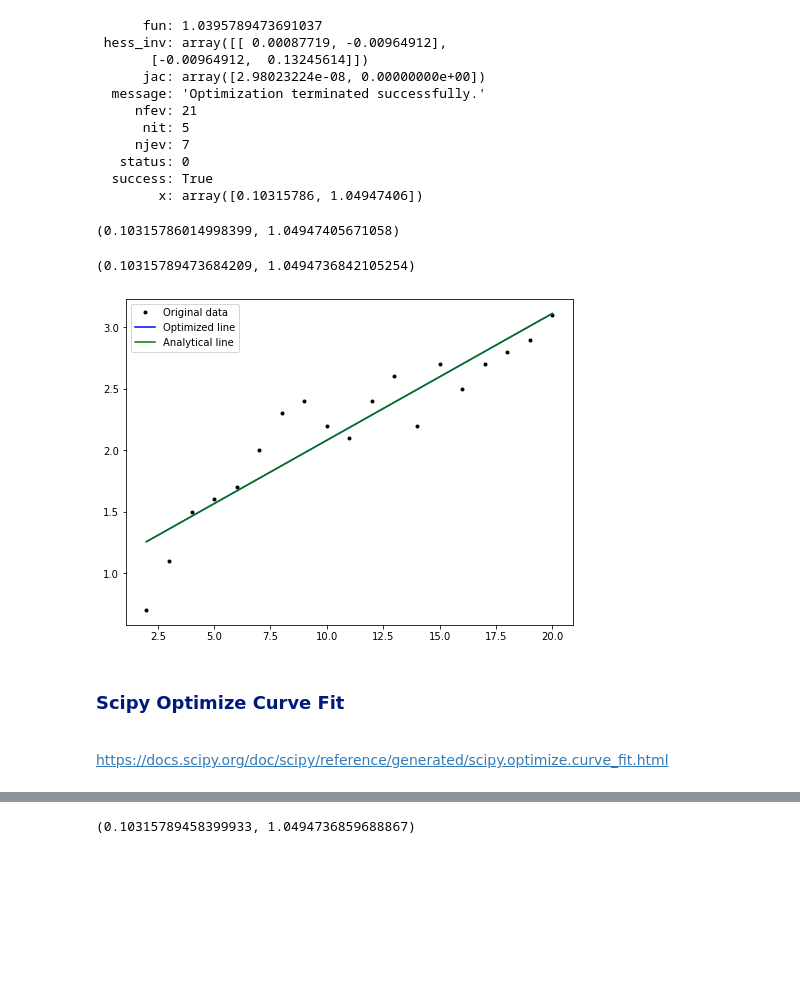
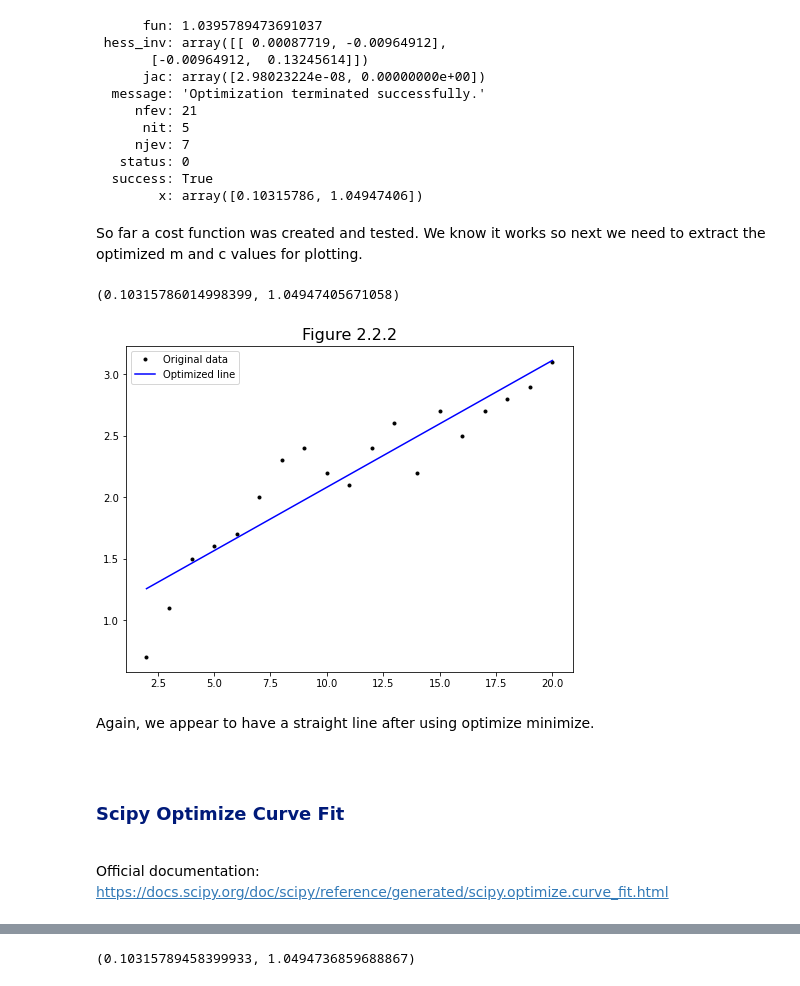
Before and after one commit to SarahMcN25/machine_stastics_assessment, a Jupyter notebook: practicals/02-models-exercises.ipynb, the cells around one changed output, grey strips where cells are left out. Cells and saved outputs as stored; diff of their text form; code cells hidden in the pictures; blank space fills up the shorter version.

```diff
--- a/practicals/02-models-exercises.ipynb
+++ b/practicals/02-models-exercises.ipynb
@@ -131,19 +135,2 @@ https://numpy.org/doc/stable/reference/generated/numpy.polyfit.html
 x = np.array([2.0, 3.0, 4.0, 5.0, 6.0, 7.0, 8.0, 9.0, 10.0, 11.0, 12.0, 13.0, 14.0, 15.0, 16.0, 17.0, 18.0, 19.0, 20.0])
 y = np.array([0.7, 1.1, 1.5, 1.6, 1.7, 2.0, 2.3, 2.4, 2.2, 2.1, 2.4, 2.6, 2.2, 2.7, 2.5, 2.7, 2.8, 2.9, 3.1])
-# %%
-# Calculate the best values for m and c.
-
-# First calculate the means (a.k.a. averages) of w and d.
-x_avg = np.mean(x)
-y_avg = np.mean(y)
-
-# Subtract means from w and d.
-x_zero = x - x_avg
-y_zero = y - y_avg
-
-# The best m is found by the following calculation.
-m = np.sum(x_zero * y_zero) / np.sum(x_zero * x_zero)
-# Use m from above to calculate the best c.
-c = y_avg - m * x_avg
-
-print("m is %8.6f and c is %6.6f." % (m, c))
@@ -152,3 +144,5 @@ m is 0.103158 and c is 1.049474.
 # %%
-np.polyfit(x, y, 1)
+# Setting values for m and c using the polyfit method.
+m_p, c_p = np.polyfit(x, y, 1)
+m_p, c_p
 # %% [output]
@@ -175,5 +191,0 @@ https://docs.scipy.org/doc/scipy/reference/generated/scipy.optimize.minimize.htm
-# %%
-# Specifying values for x and y.
-# Converting to numpy array to allow for calculation.
-x = np.array([2.0, 3.0, 4.0, 5.0, 6.0, 7.0, 8.0, 9.0, 10.0, 11.0, 12.0, 13.0, 14.0, 15.0, 16.0, 17.0, 18.0, 19.0, 20.0])
-y = np.array([0.7, 1.1, 1.5, 1.6, 1.7, 2.0, 2.3, 2.4, 2.2, 2.1, 2.4, 2.6, 2.2, 2.7, 2.5, 2.7, 2.8, 2.9, 3.1])
@@ -215,6 +228,8 @@ result
    status: 0
   success: True
         x: array([0.10315786, 1.04947406])
+# %% [markdown]
+So far a cost function was created and tested. We know it works so next we need to extract the optimized m and c values for plotting.
 # %%
 # Extract the optimized m and c.
 m_o, c_o = result.x
@@ -222,27 +237,28 @@ m_o, c_o = result.x
 m_o, c_o
 # %% [output]
 (0.10315786014998399, 1.04947405671058)
-# %%
-# Previous, analytical result.
-m_a, c_a = np.polyfit(x, y, 1)
-# Print analytical results.
-m_a, c_a
-# %% [output]
-(0.10315789473684209, 1.0494736842105254)
 # %%
 # Plot the best fit line from the optimization.
 fig, ax = plt.subplots(figsize=(8, 6))
-ax.plot(x, y, 'k.', label='Original data')
+# Origional arrays
+plt.plot(x, y, 'k.', label='Original data')
+# Optimized one.
 ax.plot(x, m_o * x + c_o, 'b-', label='Optimized line')
-ax.plot(x, m_a * x + c_a, 'g-', label='Analytical line')
+
+# Add legend and title.
 ax.legend()
+plt.title("Figure 2.2.2", size=16)
 
 # Show the plot.
 plt.show()
 # %% [output]
-[figure, old version]
+[figure, new version]
+# %% [markdown]
+Again, we appear to have a straight line after using optimize minimize.
 # %% [markdown]
+<br>
+
 <h3 style="color: #001a79;">Scipy Optimize Curve Fit</h3>
 <br>
 
-https://docs.scipy.org/doc/scipy/reference/generated/scipy.optimize.curve_fit.html
+Official documentation: https://docs.scipy.org/doc/scipy/reference/generated/scipy.optimize.curve_fit.html
```
Also changed, not shown: parts of 36 cells of this notebook.
